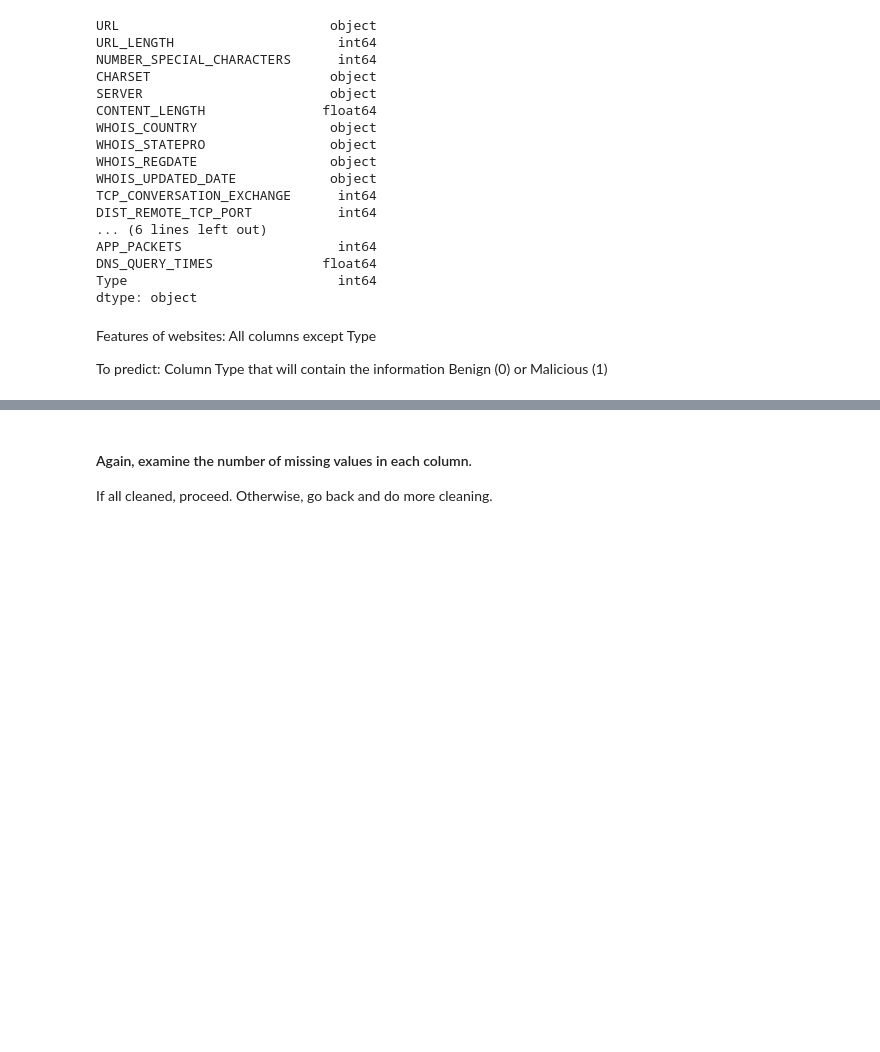
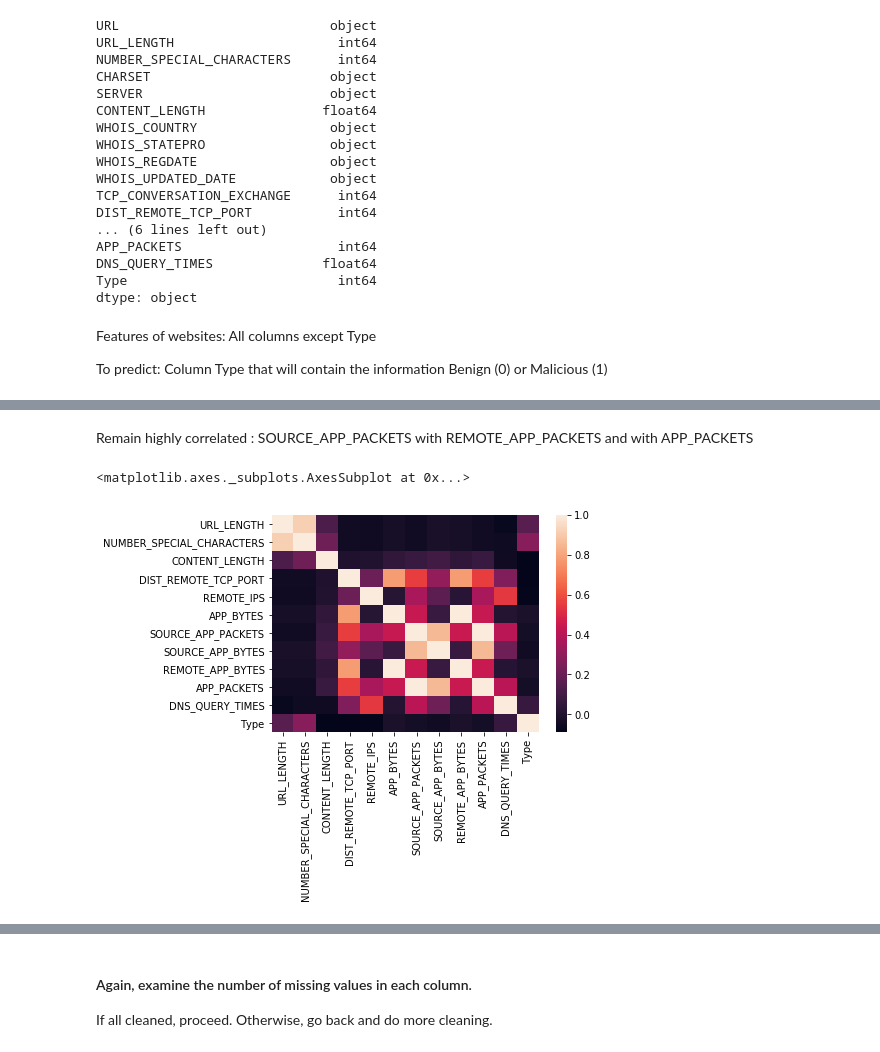
Before and after one commit to evitry/ironhack-datalabs-dataparis0619-pt, a Jupyter notebook: module-3/lab-supervised-learning/your-code/main.ipynb, the cells around one changed output, grey strips where cells are left out. Saved outputs shown, nothing was run; the diff lists cells and outputs as text; code cells hidden in the pictures; blank space fills up the shorter version.

```diff
--- a/module-3/lab-supervised-learning/your-code/main.ipynb
+++ b/module-3/lab-supervised-learning/your-code/main.ipynb
@@ -81,0 +121,10 @@ Column Type that will contain the information Benign (0) or Malicious (1)
+# %% [markdown]
+Remain highly correlated : SOURCE_APP_PACKETS with REMOTE_APP_PACKETS and with APP_PACKETS
+# %%
+# Remove 2nd col
+websites.drop('REMOTE_APP_PACKETS', axis=1, inplace=True)
+corr = websites.corr()
+sns.heatmap(corr)
+# %% [output]
+<matplotlib.axes._subplots.AxesSubplot at 0x...>
+[figure, added]
```
Also changed, not shown: parts of 79 cells of this notebook.
